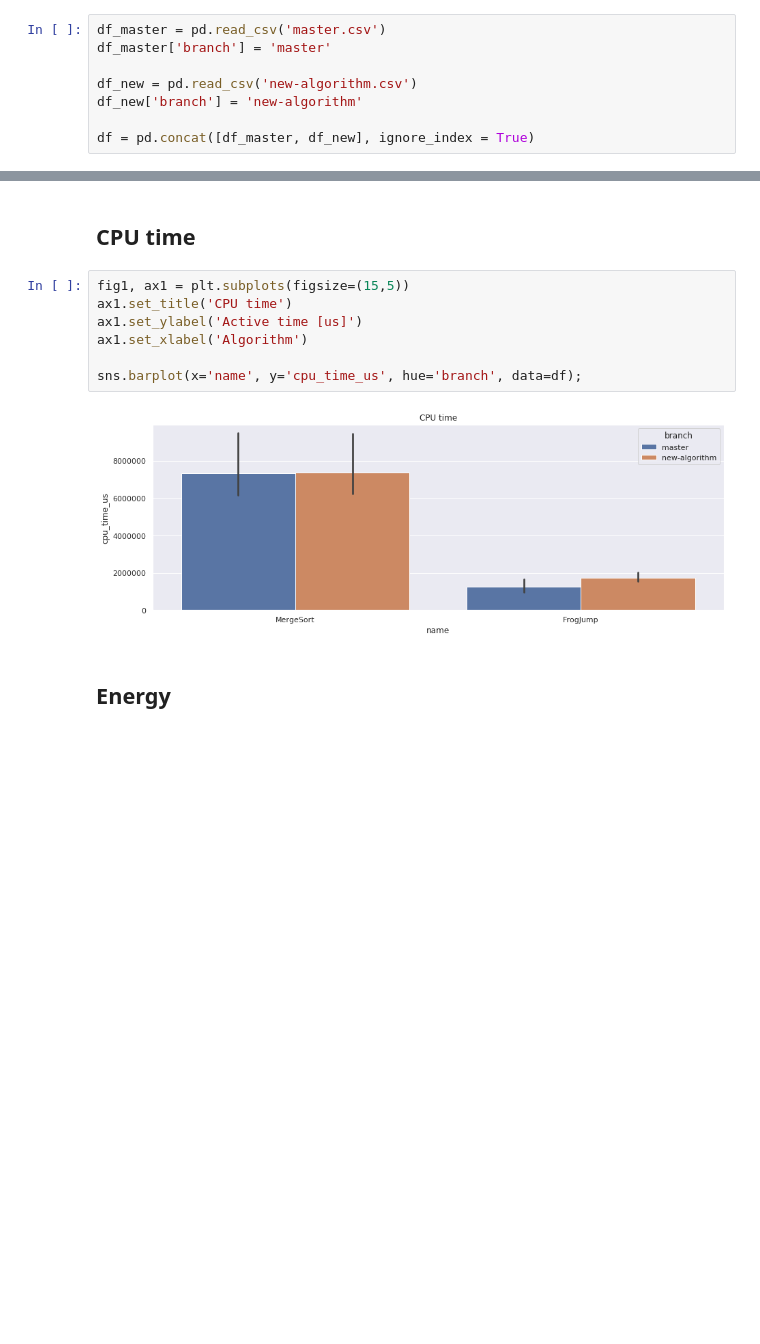
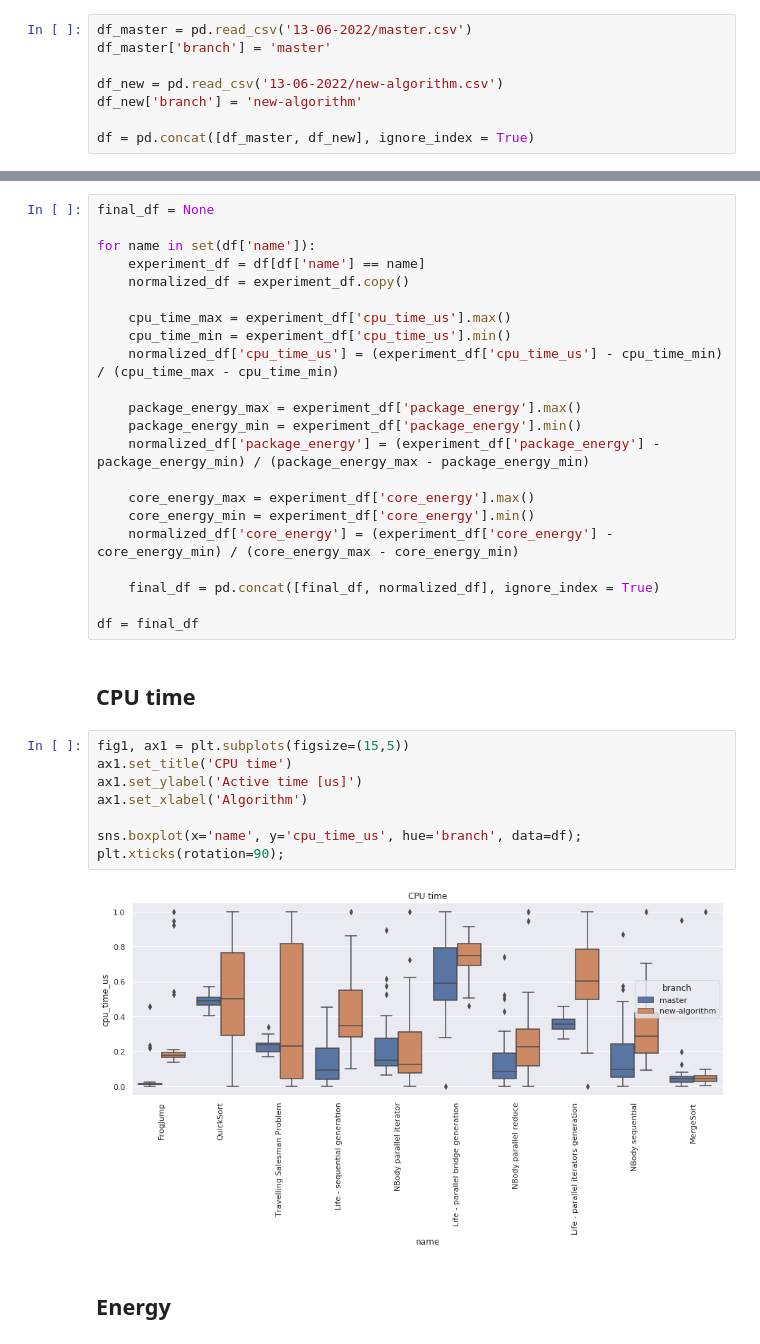
Before and after one commit to jeandiegof/bench-analysis, a Jupyter notebook: mixed/mixed.ipynb, the cells around one changed output, grey strips where cells are left out. Drawn from its saved outputs; the diff is of its cells as text; blank space fills up the shorter version.

Commit message:
Add new experiments from github.com/jeandiegof/benches

```diff
--- a/mixed/mixed.ipynb
+++ b/mixed/mixed.ipynb
@@ -7,10 +7,10 @@ sns.set_theme()
 # %% [markdown]
 ## Prepare data
 # %%
-df_master = pd.read_csv('master.csv')
+df_master = pd.read_csv('13-06-2022/master.csv')
 df_master['branch'] = 'master'
 
-df_new = pd.read_csv('new-algorithm.csv')
+df_new = pd.read_csv('13-06-2022/new-algorithm.csv')
 df_new['branch'] = 'new-algorithm'
 
 df = pd.concat([df_master, df_new], ignore_index = True)
@@ -17,14 +19,37 @@ df = pd.concat([df_master, df_new], ignore_index = True)
+# %%
+final_df = None
+
+for name in set(df['name']):
+    experiment_df = df[df['name'] == name]
+    normalized_df = experiment_df.copy()
+
+    cpu_time_max = experiment_df['cpu_time_us'].max()
+    cpu_time_min = experiment_df['cpu_time_us'].min()
+    normalized_df['cpu_time_us'] = (experiment_df['cpu_time_us'] - cpu_time_min) / (cpu_time_max - cpu_time_min)
+
+    package_energy_max = experiment_df['package_energy'].max()
+    package_energy_min = experiment_df['package_energy'].min()
+    normalized_df['package_energy'] = (experiment_df['package_energy'] - package_energy_min) / (package_energy_max - package_energy_min)
+
+    core_energy_max = experiment_df['core_energy'].max()
+    core_energy_min = experiment_df['core_energy'].min()
+    normalized_df['core_energy'] = (experiment_df['core_energy'] - core_energy_min) / (core_energy_max - core_energy_min)
+
+    final_df = pd.concat([final_df, normalized_df], ignore_index = True)
+
+df = final_df
 # %% [markdown]
 ## CPU time
 # %%
 fig1, ax1 = plt.subplots(figsize=(15,5))
 ax1.set_title('CPU time')
 ax1.set_ylabel('Active time [us]')
 ax1.set_xlabel('Algorithm')
 
-sns.barplot(x='name', y='cpu_time_us', hue='branch', data=df);
+sns.boxplot(x='name', y='cpu_time_us', hue='branch', data=df);
+plt.xticks(rotation=90);
 # %% [output]
-[figure, old version]
+[figure, new version]
 # %% [markdown]
 ## Energy
 # %%
```
Also changed, not shown: parts of 2 cells of this notebook, 4 other files.
